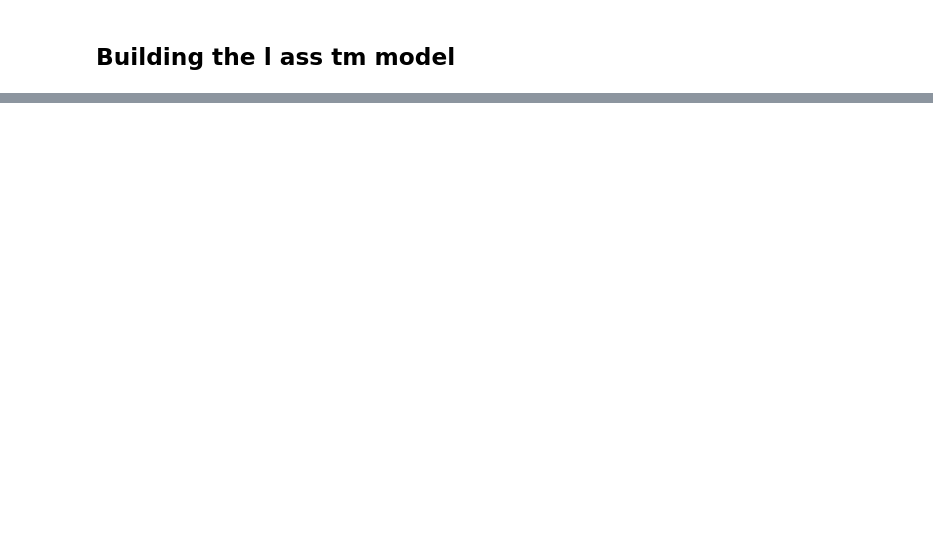
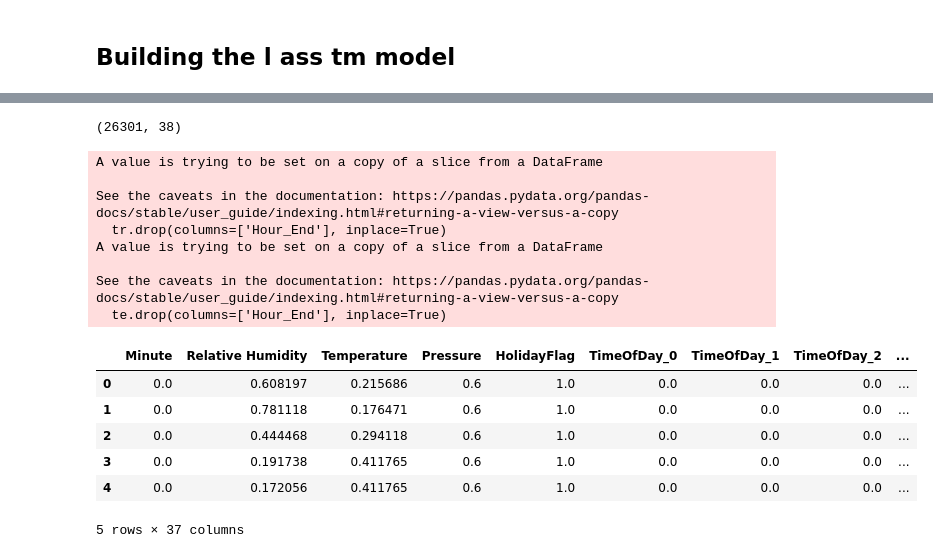
Before and after one commit to Dxuian/btech-proj, a Jupyter notebook: DATA SET USED IN THE CONFERENCE PAPER TITLED SHORT-TERM LOAD FORECASTING USING AN LSTM NEURAL NETWORK/DataSet/a.ipynb, the cells around one changed output, grey strips where cells are left out. Cells and saved outputs as stored; diff of their text form; code cells hidden in the pictures; blank space fills up the shorter version.

```diff
--- a/DATA SET USED IN THE CONFERENCE PAPER TITLED SHORT-TERM LOAD FORECASTING USING AN LSTM NEURAL NETWORK/DataSet/a.ipynb
+++ b/DATA SET USED IN THE CONFERENCE PAPER TITLED SHORT-TERM LOAD FORECASTING USING AN LSTM NEURAL NETWORK/DataSet/a.ipynb
@@ -283,0 +277,33 @@ scaled_data
+# %%
+def split_data(df):
+    # Ensure hour_end is a datetime column
+    df['Hour_End'] = pd.to_datetime(df['Hour_End'])
+
+    # Split the data
+    train = df[df['Hour_End'].dt.year != 2015]
+    test = df[df['Hour_End'].dt.year == 2015]
+
+    return train, test
+tr , te = split_data(scaled_data)
+print(tr.shape)
+#drop the Hour_End column from tr and te
+tr.drop(columns=['Hour_End'], inplace=True)
+te.drop(columns=['Hour_End'], inplace=True)
+tr.head(5)
+# %% [output]
+(26301, 38)
+A value is trying to be set on a copy of a slice from a DataFrame
+
+See the caveats in the documentation: https://pandas.pydata.org/pandas-docs/stable/user_guide/indexing.html#returning-a-view-versus-a-copy
+  tr.drop(columns=['Hour_End'], inplace=True)
+A value is trying to be set on a copy of a slice from a DataFrame
+
+See the caveats in the documentation: https://pandas.pydata.org/pandas-docs/stable/user_guide/indexing.html#returning-a-view-versus-a-copy
+  te.drop(columns=['Hour_End'], inplace=True)
+|  | Minute | Relative Humidity | Temperature | Pressure | HolidayFlag | TimeOfDay_0 | TimeOfDay_1 | TimeOfDay_2 | ... |
+| 0 | 0.0 | 0.608197 | 0.215686 | 0.6 | 1.0 | 0.0 | 0.0 | 0.0 | ... |
+| 1 | 0.0 | 0.781118 | 0.176471 | 0.6 | 1.0 | 0.0 | 0.0 | 0.0 | ... |
+| 2 | 0.0 | 0.444468 | 0.294118 | 0.6 | 1.0 | 0.0 | 0.0 | 0.0 | ... |
+| 3 | 0.0 | 0.191738 | 0.411765 | 0.6 | 1.0 | 0.0 | 0.0 | 0.0 | ... |
+| 4 | 0.0 | 0.172056 | 0.411765 | 0.6 | 1.0 | 0.0 | 0.0 | 0.0 | ... |
+5 rows × 37 columns
```
Also changed, not shown: parts of 10 cells of this notebook, 1 other file.
